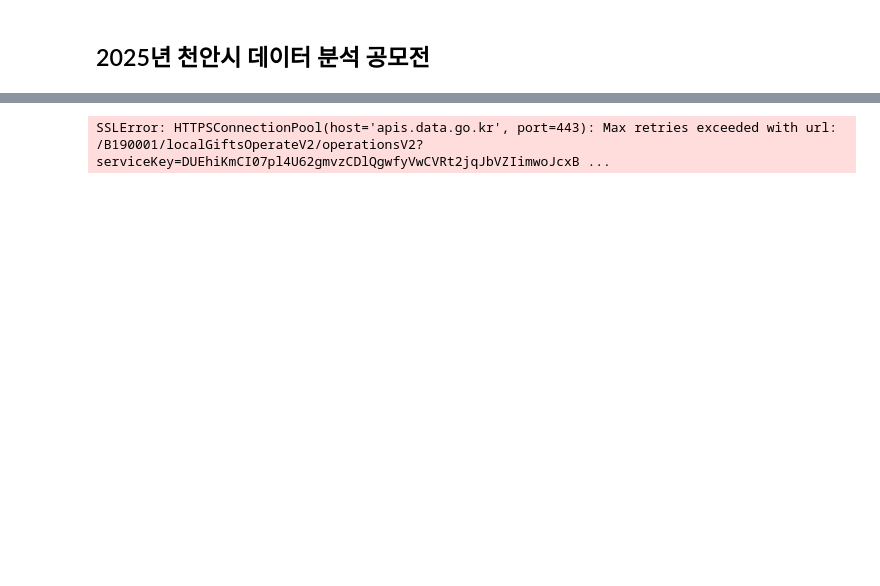
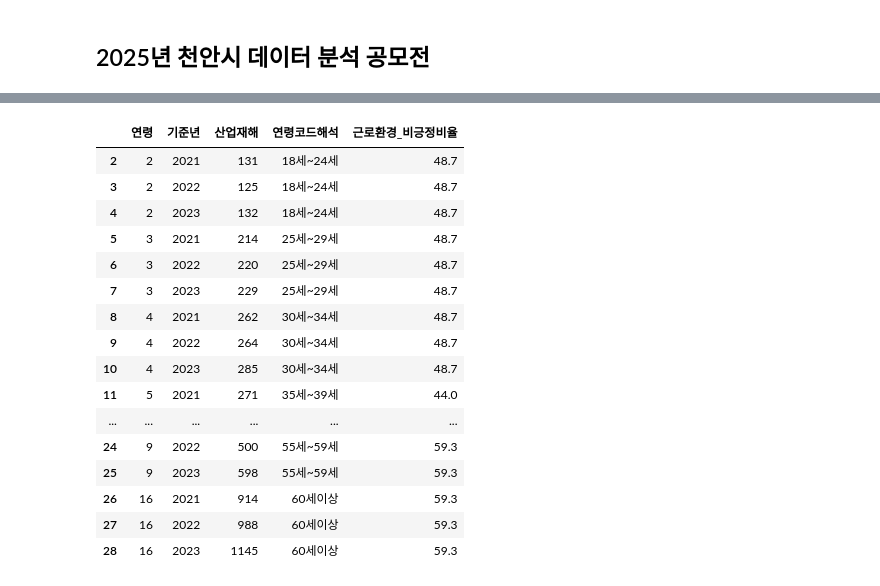
Before and after one commit to starpilpython/cheonan_data_contest, a Jupyter notebook: 분석보고서.ipynb, the cells around one changed output, grey strips where cells are left out. Drawn from its saved outputs; the diff is of its cells as text; code cells hidden in the pictures; blank space fills up the shorter version.

```diff
--- a/분석보고서.ipynb
+++ b/분석보고서.ipynb
@@ -134,0 +213,27 @@ wealther.head(2)
+# %%
+# 데이터 로드
+job_satisfaction = pd.read_csv(r'1. 기초자료\입력변수\천안시_근로환경만족도_2023.csv')
+job_satisfaction = job_satisfaction[job_satisfaction['특성별(1)'] =='연령별'].copy()
+
+# 컬럼 정리
+job_satisfaction.columns = ['구분','연령','근로환경_매우불만족','근로환경_불만족','근로환경_보통','근로환경_만족','근로환경_매우만족']
+
+# 컬럼 숫자형식으로 통일
+job_satisfaction[['근로환경_매우불만족','근로환경_불만족','근로환경_보통','근로환경_만족','근로환경_매우만족']] = \
+    job_satisfaction[['근로환경_매우불만족','근로환경_불만족','근로환경_보통','근로환경_만족','근로환경_매우만족']].astype('float')
+
+# 비긍정비율 합산
+job_satisfaction['근로환경_비긍정비율'] = job_satisfaction['근로환경_매우불만족'] + job_satisfaction['근로환경_불만족']  + job_satisfaction['근로환경_보통']
+
+print('근로환경만족도 통계표')
+display(job_satisfaction)
+print()
+
+# 기존 종속변수와 비긍정데이터 결합
+cheonan_oa_df_final['근로환경_비긍정비율'] = cheonan_oa_df_final.apply(
+    lambda x: job_satisfaction[job_satisfaction['연령']=='19~34세']['근로환경_비긍정비율'].values[0] if x['연령'] <=4
+    else job_satisfaction[job_satisfaction['연령']=='35~49세']['근로환경_비긍정비율'].values[0] if x['연령'] <=7
+    else job_satisfaction[job_satisfaction['연령']=='50~64세']['근로환경_비긍정비율'].values[0],axis=1 ,)
+
+print('근로환경만족도 (2023년) + 종속변수 데이터 결과 상위 5행')
+display(cheonan_oa_df_final.head())
@@ -164,21 +261,20 @@ d[(d['기준년'] == 2022)&(d['대업종'] == 1)]
-# %%
-import requests
-import json
-
-# 서비스키 (공공데이터포털에서 발급받은 디코딩된 키)
-serviceKey = "DUEhiKmCI07pl4U62gmvzCDlQgwfyVwCVRt2jqJbVZIimwoJcxBPjC/Fu91WNlXVyU5f5R7JmLndYNYcPqxs2Q=="
-
-# API 엔드포인트
-url = "https://apis.data.go.kr/B190001/localGiftsOperateV2/operationsV2"
-
-# 요청 파라미터 (예시: 특정 연도, 특정 지역코드)
-params = {
-    "serviceKey": serviceKey,  # 인증키
-    "pageNo": 1,               # 페이지 번호
-    "numOfRows": 10,           # 한 번에 불러올 데이터 수
-}
-
-# API 호출
-response = requests.get(url, params=params)
-# %% [output]
-SSLError: HTTPSConnectionPool(host='apis.data.go.kr', port=443): Max retries exceeded with url: /B190001/localGiftsOperateV2/operationsV2?serviceKey=DUEhiKmCI07pl4U62gmvzCDlQgwfyVwCVRt2jqJbVZIimwoJcxB ...
+# %%
+cheonan_oa_df_final
+# %% [output]
+|  | 연령 | 기준년 | 산업재해 | 연령코드해석 | 근로환경_비긍정비율 |
+| 2 | 2 | 2021 | 131 | 18세~24세 | 48.7 |
+| 3 | 2 | 2022 | 125 | 18세~24세 | 48.7 |
+| 4 | 2 | 2023 | 132 | 18세~24세 | 48.7 |
+| 5 | 3 | 2021 | 214 | 25세~29세 | 48.7 |
+| 6 | 3 | 2022 | 220 | 25세~29세 | 48.7 |
+| 7 | 3 | 2023 | 229 | 25세~29세 | 48.7 |
+| 8 | 4 | 2021 | 262 | 30세~34세 | 48.7 |
+| 9 | 4 | 2022 | 264 | 30세~34세 | 48.7 |
+| 10 | 4 | 2023 | 285 | 30세~34세 | 48.7 |
+| 11 | 5 | 2021 | 271 | 35세~39세 | 44.0 |
+| ... | ... | ... | ... | ... | ... |
+| 24 | 9 | 2022 | 500 | 55세~59세 | 59.3 |
+| 25 | 9 | 2023 | 598 | 55세~59세 | 59.3 |
+| 26 | 16 | 2021 | 914 | 60세이상 | 59.3 |
+| 27 | 16 | 2022 | 988 | 60세이상 | 59.3 |
+| 28 | 16 | 2023 | 1145 | 60세이상 | 59.3 |
```
Also changed, not shown: parts of 26 cells of this notebook, 9 other files.
